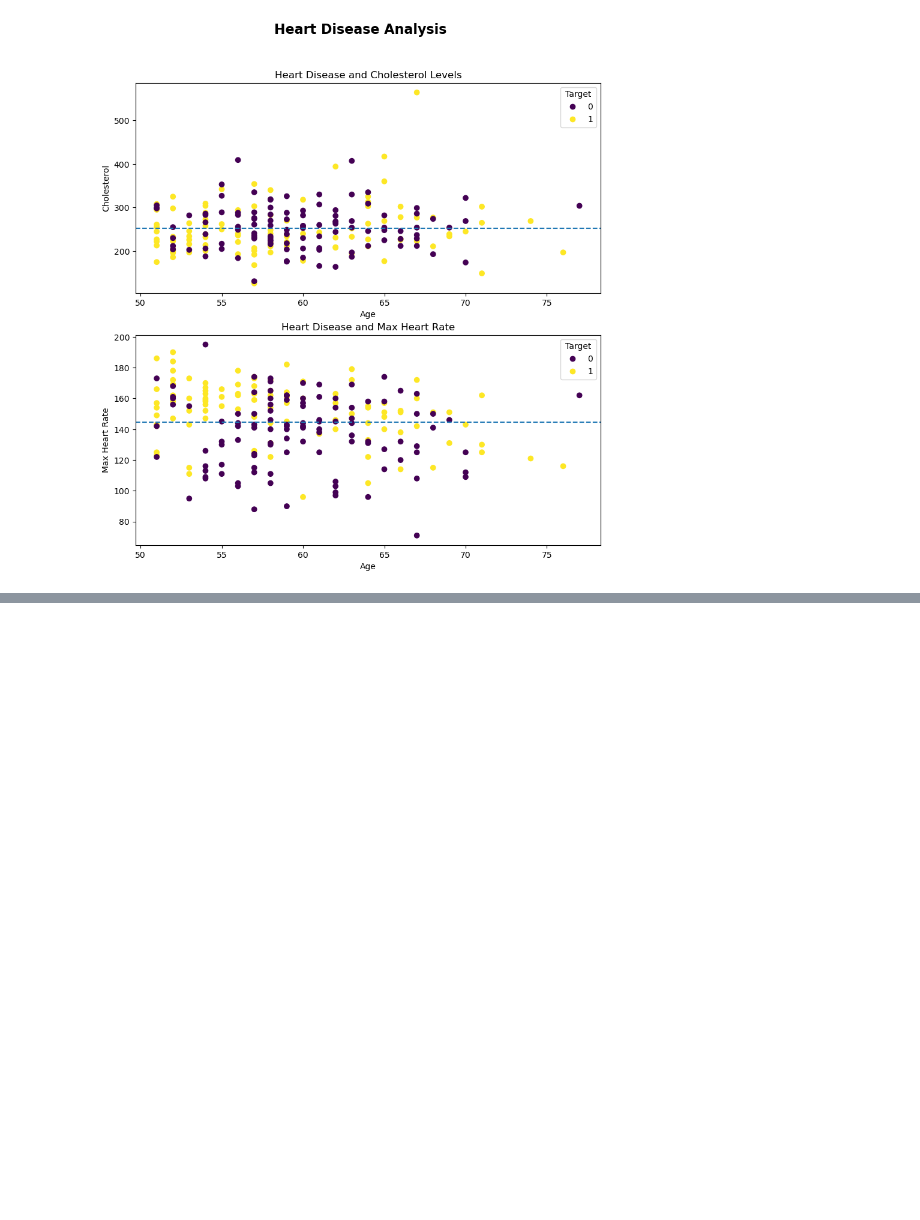
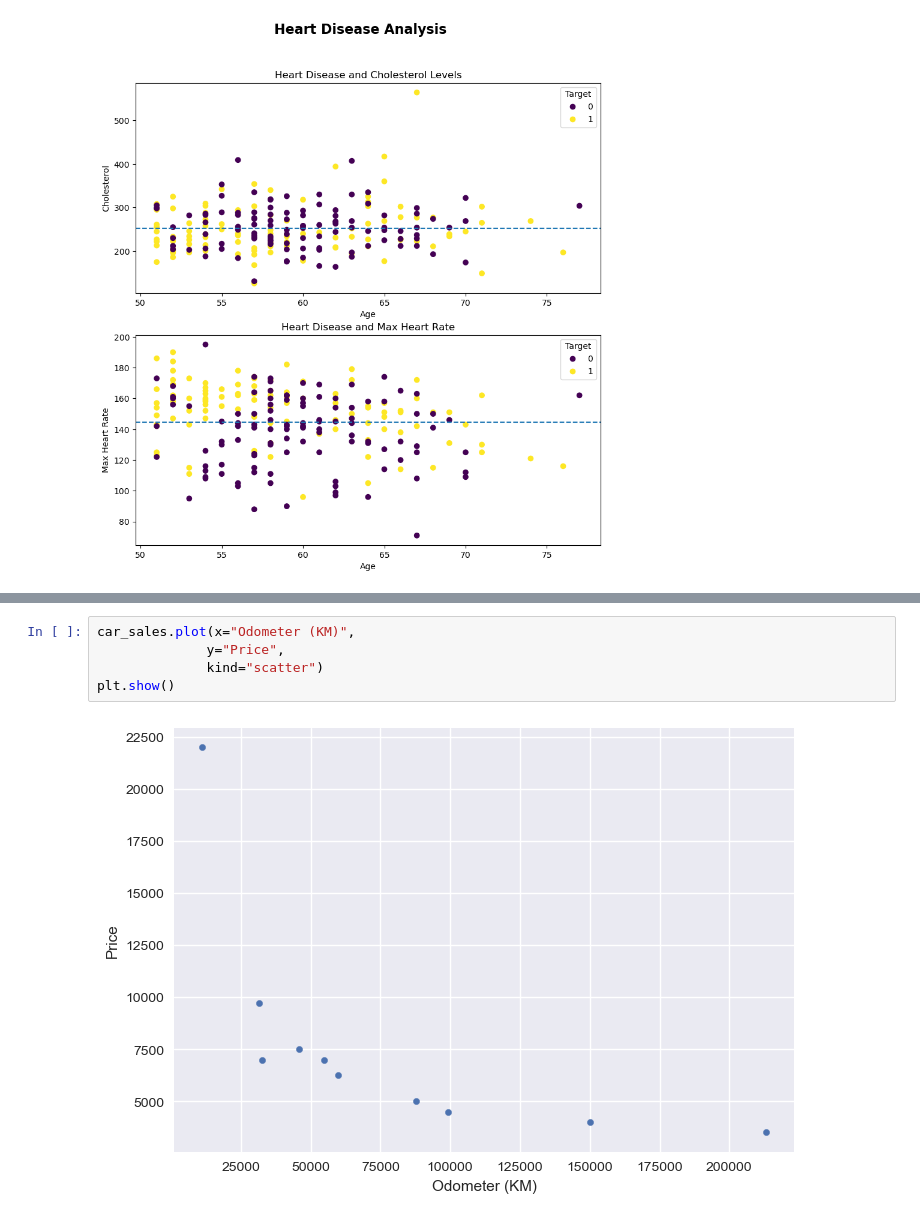
Before and after one commit to Combatd/complete_MLDataScience_bootcamp, a Jupyter notebook: introduction-to-matplotlib.ipynb, the cells around one changed output, grey strips where cells are left out. Drawn from its saved outputs; the diff is of its cells as text; blank space fills up the shorter version.

```diff
--- a/introduction-to-matplotlib.ipynb
+++ b/introduction-to-matplotlib.ipynb
@@ -498,0 +540,7 @@ plt.show()
+# %%
+car_sales.plot(x="Odometer (KM)",
+              y="Price",
+              kind="scatter")
+plt.show()
+# %% [output]
+[figure, added]
```
Also changed, not shown: parts of 12 cells of this notebook.
